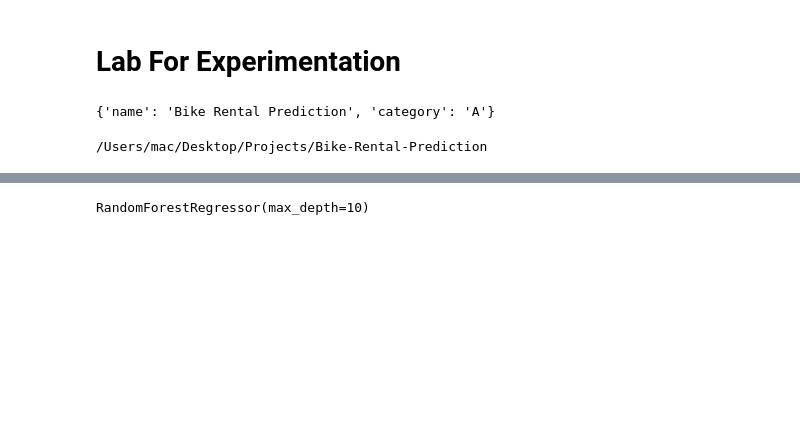
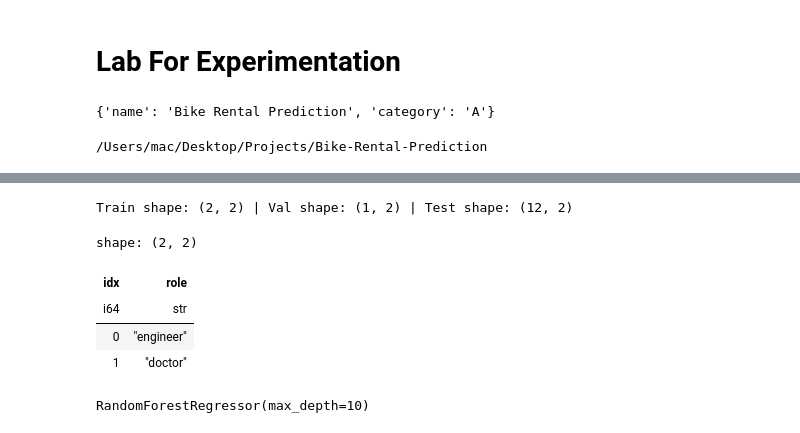
Before and after one commit to chineidu/Bike-Rental-Prediction, a Jupyter notebook: notebooks/00-lab.ipynb, the cells around one changed output, grey strips where cells are left out. Cells and saved outputs as stored; diff of their text form; code cells hidden in the pictures; blank space fills up the shorter version.

```diff
--- a/notebooks/00-lab.ipynb
+++ b/notebooks/00-lab.ipynb
@@ -92,3 +195,17 @@ from sklearn.model_selection import train_test_split
+# %%
+(train_df, val_df, test_df) = split_temporal_data_to_train_val_test(
+    data=df,
+    test_size=0.8,
+    val_size=0.1,
+)
+train_df
+# %% [output]
+Train shape: (2, 2) | Val shape: (1, 2) | Test shape: (12, 2)
+shape: (2, 2)
+| idx | role |
+| i64 | str |
+| 0 | "engineer" |
+| 1 | "doctor" |
 # %%
 rng = np.random.default_rng(123)
 x = rng.standard_normal(size=(1_000, 10))
```
Also changed, not shown: parts of 17 cells of this notebook, 5 other files.
